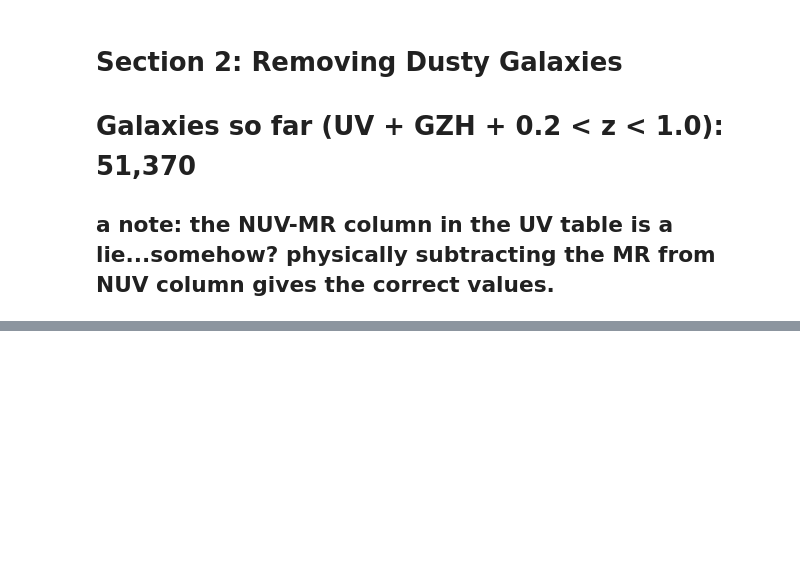
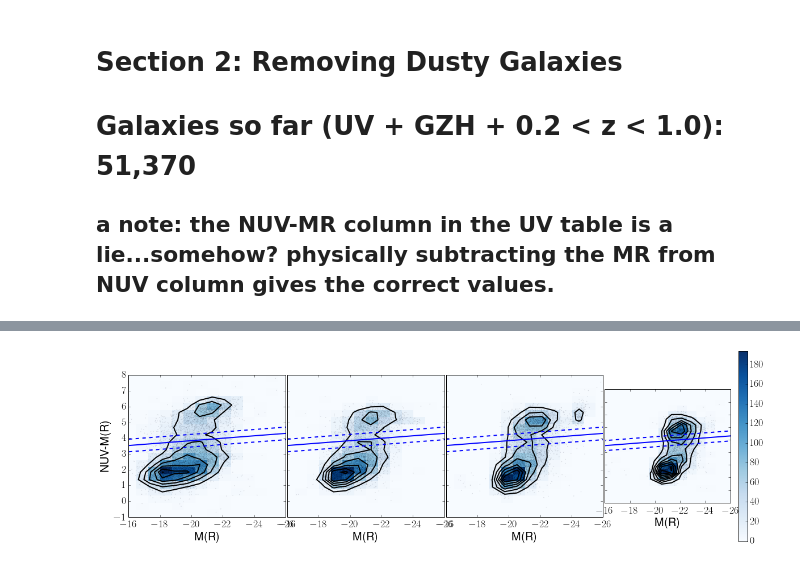
Before and after one commit to Mel23/GZ_Hubble_Science, a Jupyter notebook: Red_Disk_Fraction/red_disks.ipynb, the cells around one changed output, grey strips where cells are left out. Cells and saved outputs as stored; diff of their text form; code cells hidden in the pictures; blank space fills up the shorter version.

```diff
--- a/Red_Disk_Fraction/red_disks.ipynb
+++ b/Red_Disk_Fraction/red_disks.ipynb
@@ -67,2 +92,0 @@ for i in range(0,4):
-# %%
-j=data_2_4
@@ -72,0 +114,4 @@ len(data[j])
+# %%
+SB_cut = 22
+new_sample = (data['Z']>=0.2) & (data['Z']<=1) & ((data['MNUV']-data['MR']<4) | (data['MNUV']-data['MR']>(1.6+2.2*(data['MR']-data['MJ'])))) & (data['MU_HI']<SB_cut)
+print 'Galaxies remaining after applying surface brightness cut: %s'%len(data[new_sample])
@@ -72,0 +123,56 @@ len(data[j])
+# %%
+new_2_4 = (data['Z']>=0.2) & (data['Z']<=.4) & ((data['MNUV']-data['MR']<4) | (data['MNUV']-data['MR']>(1.6+2.2*(data['MR']-data['MJ'])))) & (data['MU_HI']<SB_cut)
+new_4_6 = (data['Z']>0.4) & (data['Z']<=.6) & ((data['MNUV']-data['MR']<4) | (data['MNUV']-data['MR']>(1.6+2.2*(data['MR']-data['MJ'])))) & (data['MU_HI']<SB_cut)
+new_6_8 = (data['Z']>0.6) & (data['Z']<=.8) & ((data['MNUV']-data['MR']<4) | (data['MNUV']-data['MR']>(1.6+2.2*(data['MR']-data['MJ'])))) & (data['MU_HI']<SB_cut)
+new_8_1 = (data['Z']>0.8) & (data['Z']<=1) & ((data['MNUV']-data['MR']<4) | (data['MNUV']-data['MR']>(1.6+2.2*(data['MR']-data['MJ'])))) & (data['MU_HI']<SB_cut)
+# %%
+def Hist3D(xedges,yedges,the_data):
+    newmatrix = np.zeros(shape=(len(yedges)-1,len(xedges)-1))
+    for i in range(0,len(yedges)-1):
+        for j in range(0,len(xedges)-1):
+            data_i_j = (the_data['MNUV']-the_data['MR']>=yedges[i]) & (the_data['MNUV']-the_data['MR'] < yedges[i+1]) & (the_data['MR']>=xedges[j]) & (the_data['MR']<xedges[j+1])
+            newmatrix[i,j]=np.average(the_data[data_i_j]['t01_smooth_or_features_a02_features_or_disk_best_fraction'])
+    newmatrix=ma.masked_where(colorhist.T<50,newmatrix)
+    return newmatrix
+# %%
+mpl.rcParams['xtick.labelsize'] = 18
+mpl.rcParams['ytick.labelsize'] = 18
+
+f=plt.figure(figsize=(20,6))
+gs=gridspec.GridSpec(1,4)
+gs.update(wspace=.01)
+
+data_list=[new_2_4,new_4_6,new_6_8,new_8_1]
+
+labellist=[2,4,6,8]
+
+x=np.linspace(-40,-10,10)
+for i in range(0,4):
+    ax=plt.subplot(gs[0,i])
+    plt.scatter(data[data_list[i]]['MR'],data[data_list[i]]['MNUV']-data[data_list[i]]['MR'],s=.1,alpha=.2)
+    colorhist,xedges,yedges = np.histogram2d(data[data_list[i]]['MR'],data[data_list[i]]['MNUV']-data[data_list[i]]['MR'],range=((-30,-15),(-1,8)),bins=(20,20))
+    extent=[xedges[0],xedges[-1],yedges[0],yedges[-1]]
+    this_hist=Hist3D(xedges,yedges,data[data_list[i]])
+    plt.contour(colorhist.T,extent=extent,colors='k',linewidths=2)
+    plt.imshow(colorhist.T,origin='lower',extent=extent,interpolation='nearest',cmap=cm.Blues)
+
+
+    if i!=0:
+        plt.tick_params(labelleft='off')
+    if i==3:
+        plt.colorbar()
+
+    plt.plot(x,2.3-.077*x,lw=2)
+    plt.plot(x,1.9-.077*x,lw=2,ls='dashed',c='b')
+    plt.plot(x,2.7-.077*x,lw=2,ls='dashed',c='b')
+
+    plt.ylim(-1,8)
+    plt.xlim(-26,-16)
+    plt.gca().invert_xaxis()
+
+    plt.xlabel('M(R)',fontsize=20)
+    if i==0:
+        plt.ylabel('NUV-M(R)',fontsize=20)
+    plt.legend(numpoints=1,fontsize=15)
+# %% [output]
+[figure, added]
```
Also changed, not shown: parts of 24 cells of this notebook.
